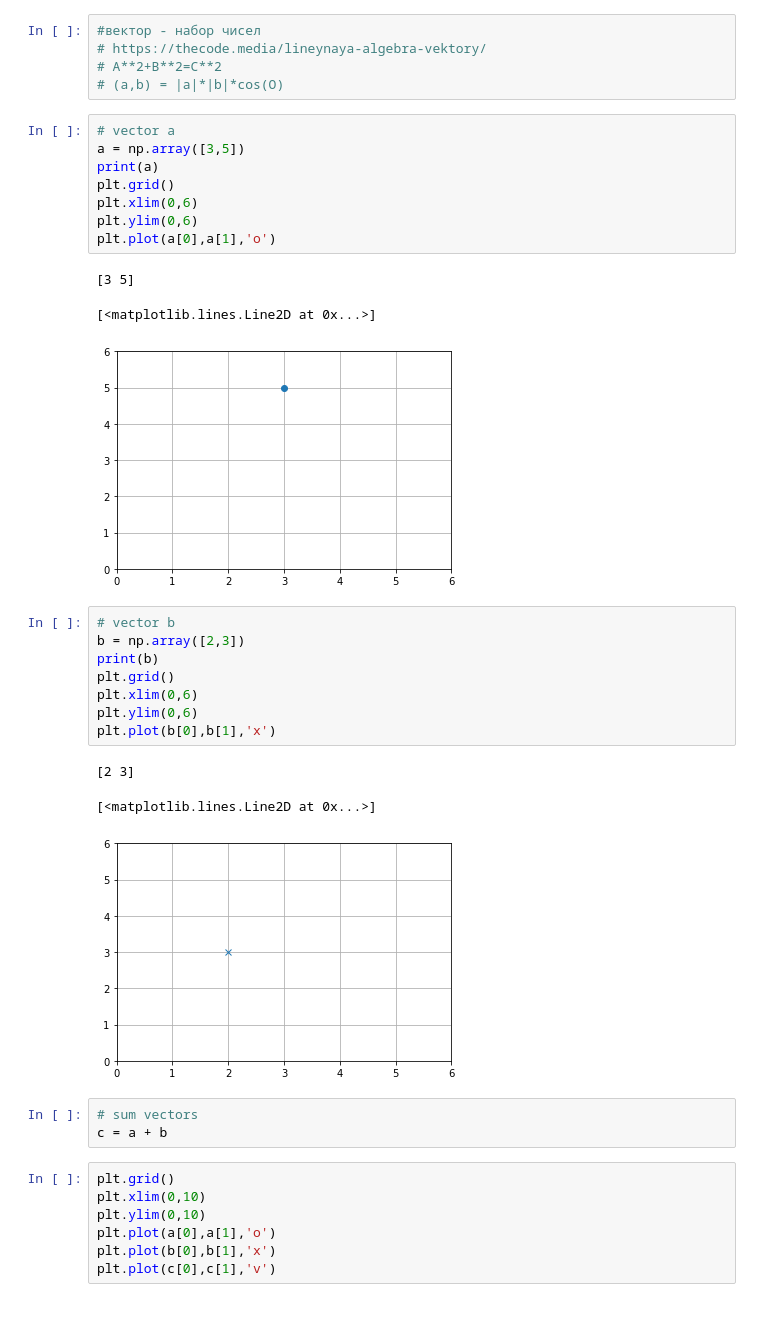
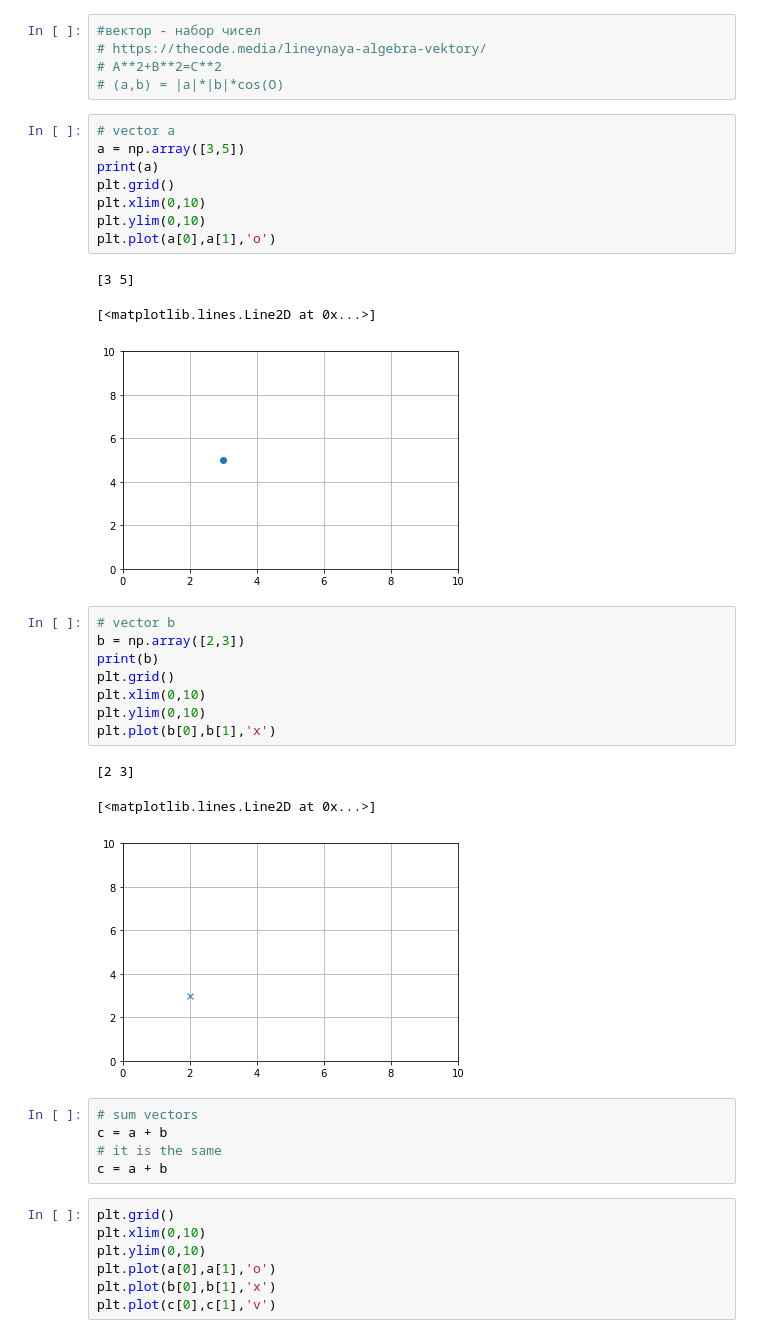
Before and after one commit to larikhin/Data_Analysis_ML, a Jupyter notebook: 19 linear_regres/vectors.ipynb, the cells around one changed output. Drawn from its saved outputs; the diff is of its cells as text.

```diff
--- a/19 linear_regres/vectors.ipynb
+++ b/19 linear_regres/vectors.ipynb
@@ -10,30 +10,32 @@ import numpy as np
 # %%
 # vector a
 a = np.array([3,5])
 print(a)
 plt.grid()
-plt.xlim(0,6)
-plt.ylim(0,6)
+plt.xlim(0,10)
+plt.ylim(0,10)
 plt.plot(a[0],a[1],'o')
 # %% [output]
 [3 5]
 [<matplotlib.lines.Line2D at 0x...>]
-[figure, old version]
+[figure, new version]
 # %%
 # vector b
 b = np.array([2,3])
 print(b)
 plt.grid()
-plt.xlim(0,6)
-plt.ylim(0,6)
+plt.xlim(0,10)
+plt.ylim(0,10)
 plt.plot(b[0],b[1],'x')
 # %% [output]
 [2 3]
 [<matplotlib.lines.Line2D at 0x...>]
-[figure, old version]
+[figure, new version]
 # %%
 # sum vectors
 c = a + b
+# it is the same
+c = a + b
 # %%
 plt.grid()
 plt.xlim(0,10)
```
Also changed, not shown: parts of 11 cells of this notebook.
